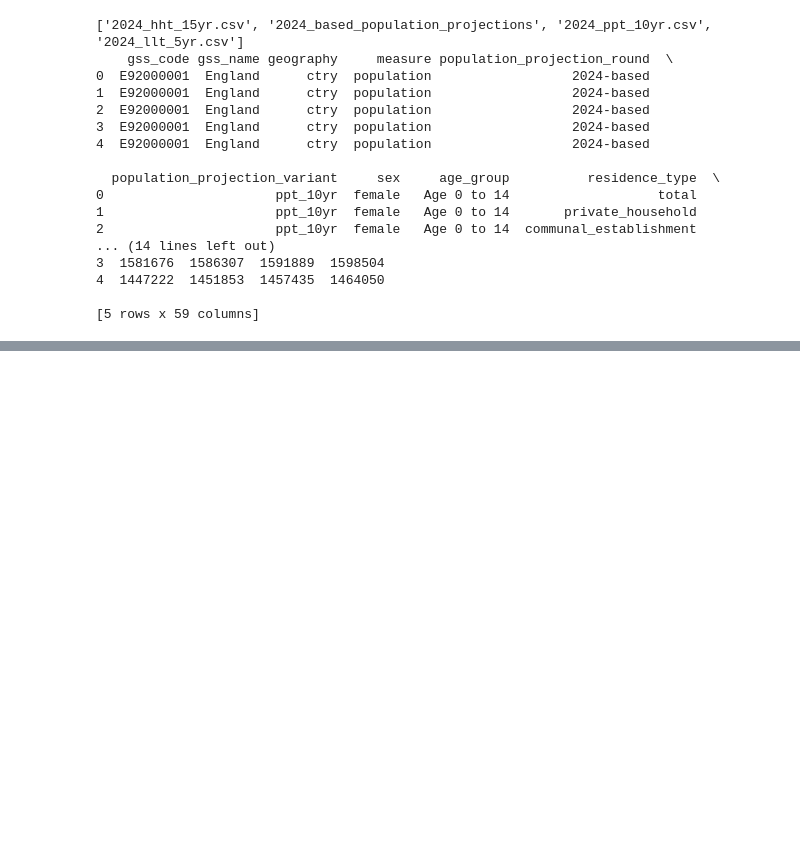
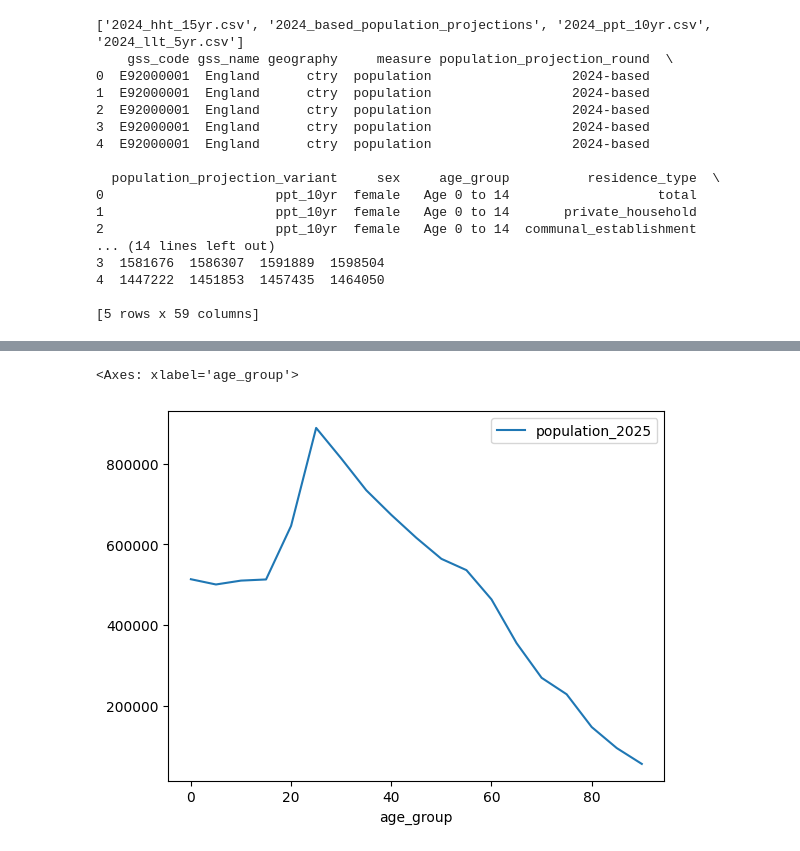
Before and after one commit to SebastianHeslinRees/Londons-Population-Site, a Jupyter notebook: scripts/explore_population_by_sex.ipynb, the cells around one changed output, grey strips where cells are left out. Drawn from its saved outputs; the diff is of its cells as text; code cells hidden in the pictures; blank space fills up the shorter version.

```diff
--- a/scripts/explore_population_by_sex.ipynb
+++ b/scripts/explore_population_by_sex.ipynb
@@ -264,0 +439,6 @@ print(df.head())
+# %%
+#make a line chart from population_2025
+population_2025_bin_sum.plot(kind='line')
+# %% [output]
+<Axes: xlabel='age_group'>
+[figure, added]
```
Also changed, not shown: parts of 26 cells of this notebook, 14 other files.
